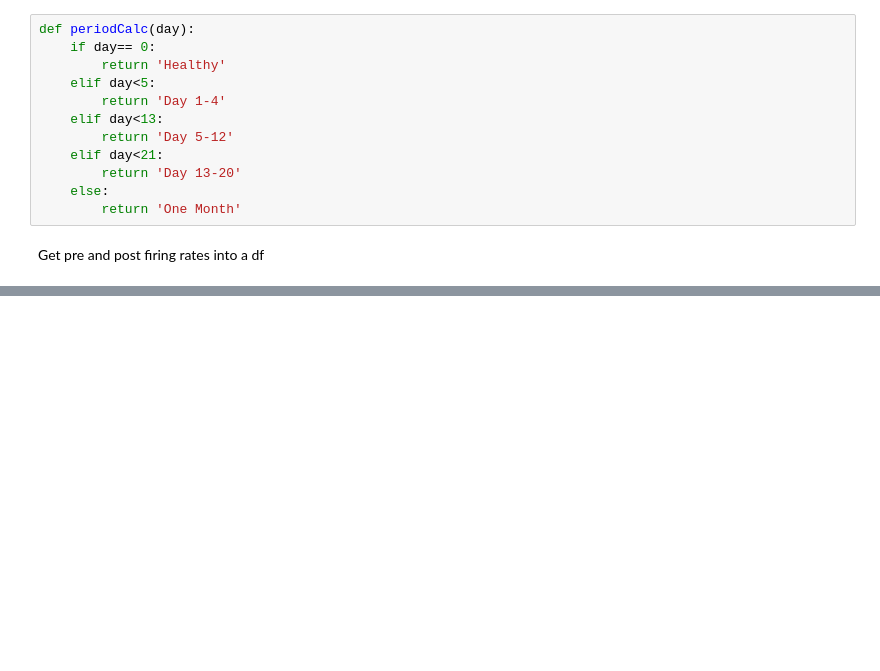
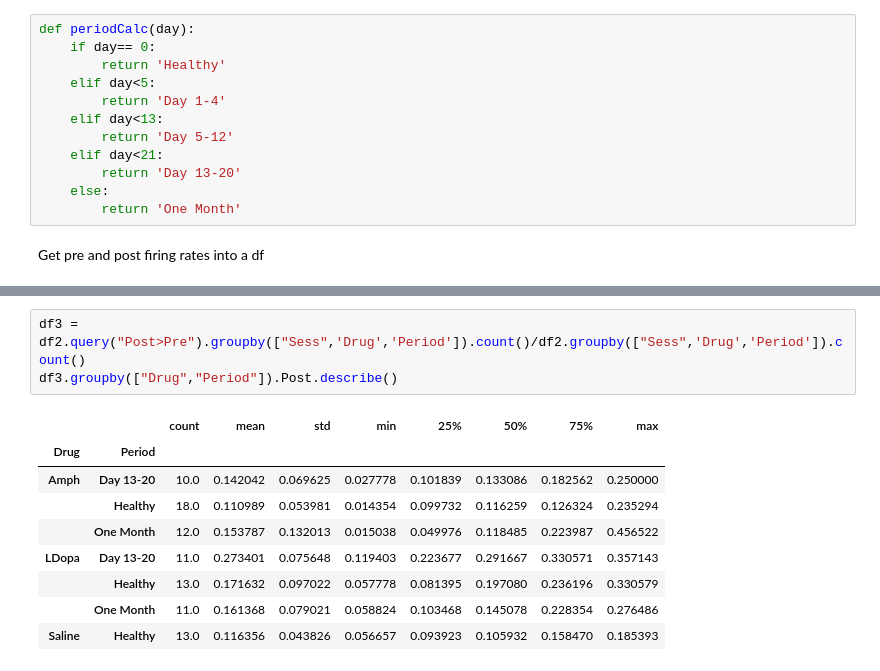
Before and after one commit to HanLabBU/-Dopamine-Depletion-CellReports, a Jupyter notebook: D1D2_analysis.ipynb, the cells around one changed output, grey strips where cells are left out. Saved outputs shown, nothing was run; the diff lists cells and outputs as text; blank space fills up the shorter version.

```diff
--- a/D1D2_analysis.ipynb
+++ b/D1D2_analysis.ipynb
@@ -174,0 +382,13 @@ df.head()
+# %%
+df3 = df2.query("Post>Pre").groupby(["Sess",'Drug','Period']).count()/df2.groupby(["Sess",'Drug','Period']).count()
+df3.groupby(["Drug","Period"]).Post.describe()
+# %% [output]
+|  |  | count | mean | std | min | 25% | 50% | 75% | max |
+| Drug | Period |  |  |  |  |  |  |  |  |
+| Amph | Day 13-20 | 10.0 | 0.142042 | 0.069625 | 0.027778 | 0.101839 | 0.133086 | 0.182562 | 0.250000 |
+|  | Healthy | 18.0 | 0.110989 | 0.053981 | 0.014354 | 0.099732 | 0.116259 | 0.126324 | 0.235294 |
+|  | One Month | 12.0 | 0.153787 | 0.132013 | 0.015038 | 0.049976 | 0.118485 | 0.223987 | 0.456522 |
+| LDopa | Day 13-20 | 11.0 | 0.273401 | 0.075648 | 0.119403 | 0.223677 | 0.291667 | 0.330571 | 0.357143 |
+|  | Healthy | 13.0 | 0.171632 | 0.097022 | 0.057778 | 0.081395 | 0.197080 | 0.236196 | 0.330579 |
+|  | One Month | 11.0 | 0.161368 | 0.079021 | 0.058824 | 0.103468 | 0.145078 | 0.228354 | 0.276486 |
+| Saline | Healthy | 13.0 | 0.116356 | 0.043826 | 0.056657 | 0.093923 | 0.105932 | 0.158470 | 0.185393 |
```
Also changed, not shown: parts of 15 cells of this notebook, 9 other files.
